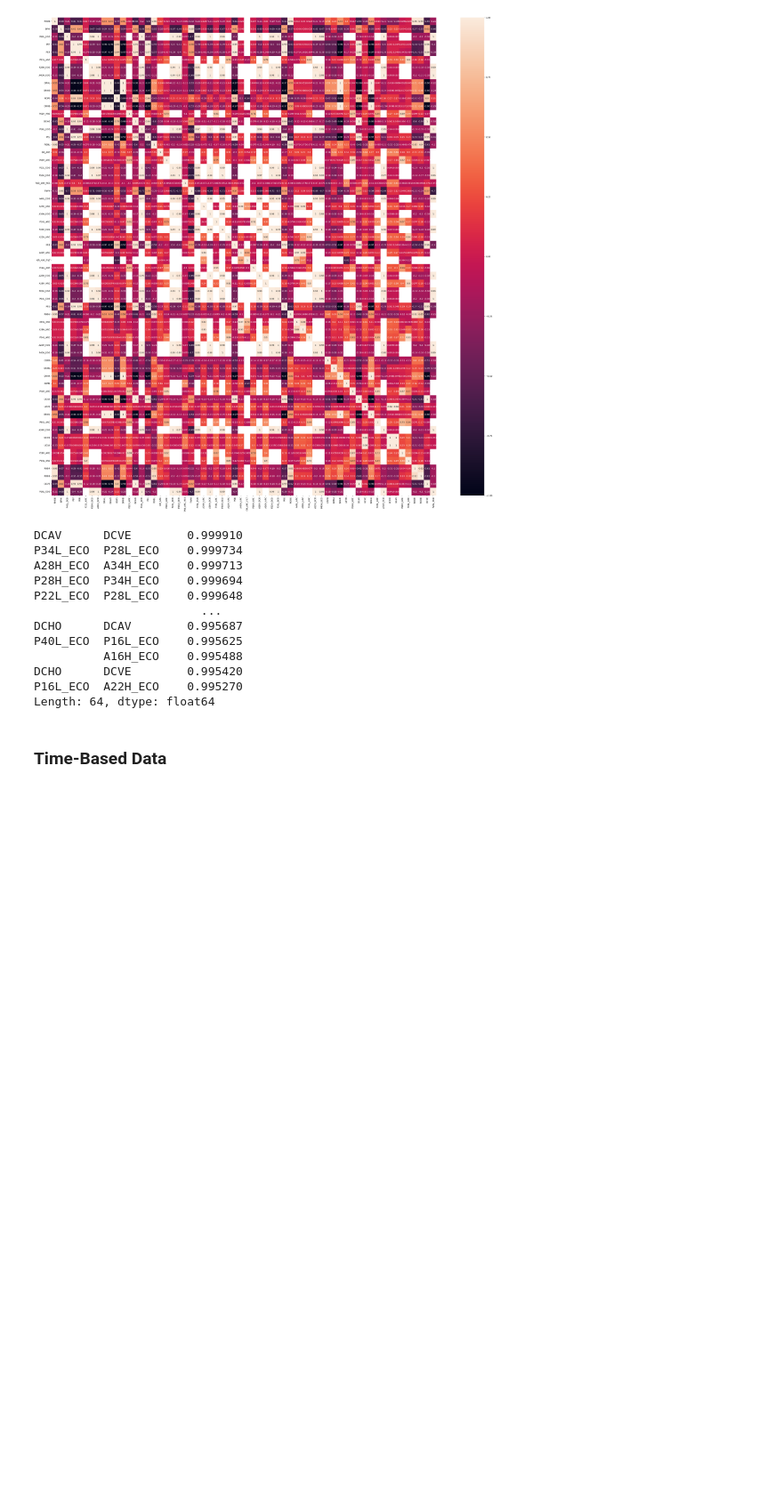
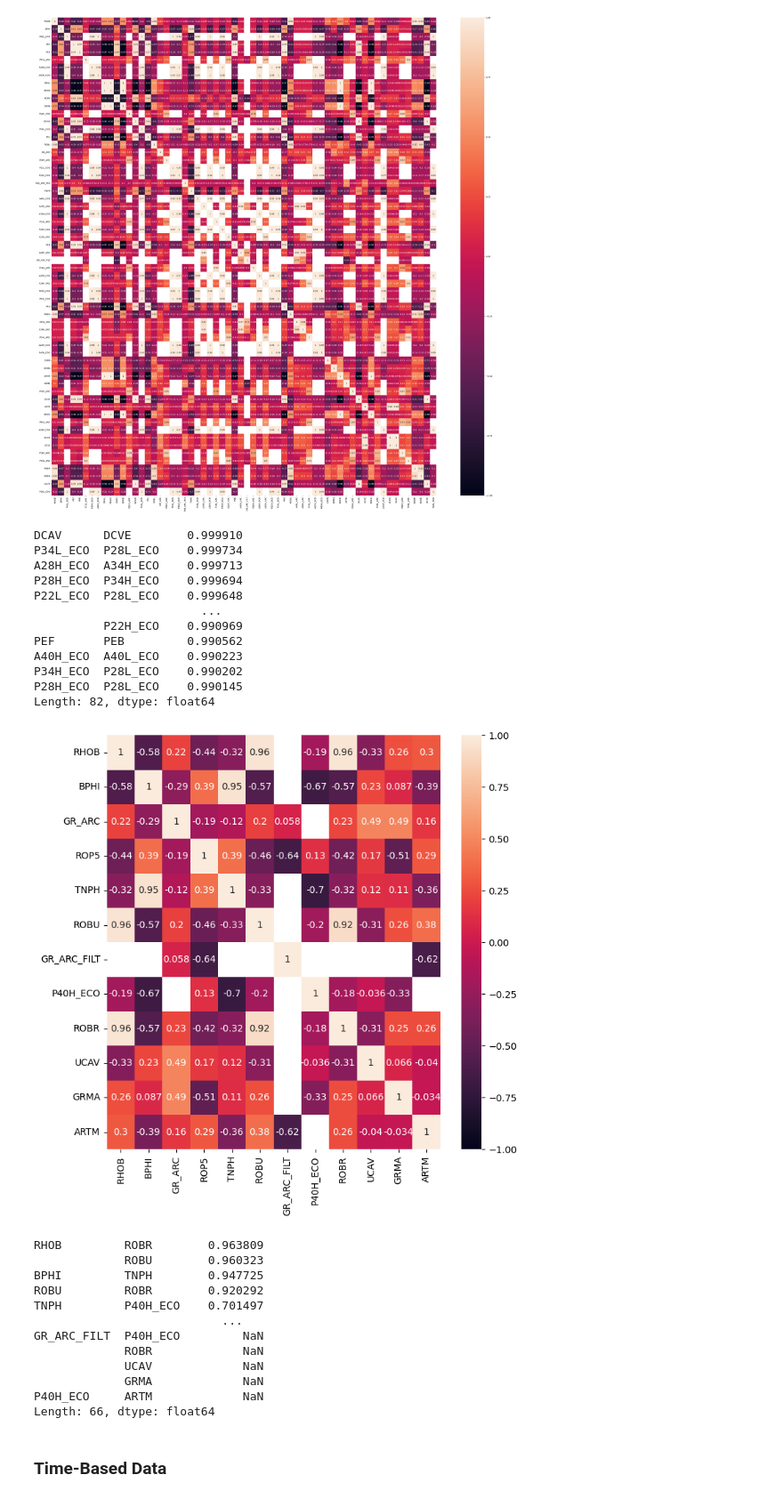
Before and after one commit to alex-wang101/Anomoly_detection_WatAI, a Jupyter notebook: detection.ipynb, the cells around one changed output. Shown at 89% size. Saved outputs shown, nothing was run; the diff lists cells and outputs as text; code cells hidden in the pictures; blank space fills up the shorter version.

Commit message:
add graphs

```diff
--- a/detection.ipynb
+++ b/detection.ipynb
@@ -49,7 +49,7 @@ def get_top_abs_correlations(df):
     return au_corr
 
 corrs = get_top_abs_correlations(depth_data)
-filter = lambda x: x >= 0.995
+filter = lambda x: x > 0.99
 corrs[filter(corrs)]
 # %% [output]
 DCAV      DCVE        0.999910
@@ -58,12 +58,34 @@ A28H_ECO  A34H_ECO    0.999713
 P28H_ECO  P34H_ECO    0.999694
 P22L_ECO  P28L_ECO    0.999648
                         ...
-DCHO      DCAV        0.995687
-P40L_ECO  P16L_ECO    0.995625
-          A16H_ECO    0.995488
-DCHO      DCVE        0.995420
-P16L_ECO  A22H_ECO    0.995270
-Length: 64, dtype: float64
+          P22H_ECO    0.990969
+PEF       PEB         0.990562
+A40H_ECO  A40L_ECO    0.990223
+P34H_ECO  P28L_ECO    0.990202
+P28H_ECO  P28L_ECO    0.990145
+Length: 82, dtype: float64
+# %%
+SELECTED_PARAMS = ["RHOB", "BPHI", "GR_ARC", "ROP5", "TNPH", "ROBU", "GR_ARC_FILT", "P40H_ECO", "ROBR", "UCAV", "GRMA", "ARTM"]
+selected_data = depth_data[SELECTED_PARAMS]
+corrs = get_top_abs_correlations(selected_data)
+plt.figure(figsize=(8,8))
+seaborn.heatmap(selected_data.corr(), annot=True, vmin=-1, vmax=1)
+plt.show()
+corrs
+# %% [output]
+[figure, added]
+RHOB         ROBR        0.963809
+             ROBU        0.960323
+BPHI         TNPH        0.947725
+ROBU         ROBR        0.920292
+TNPH         P40H_ECO    0.701497
+                           ...
+GR_ARC_FILT  P40H_ECO         NaN
+             ROBR             NaN
+             UCAV             NaN
+             GRMA             NaN
+P40H_ECO     ARTM             NaN
+Length: 66, dtype: float64
 # %% [markdown]
 ### Time-Based Data
 # %%
```
Also changed, not shown: parts of 2 cells of this notebook.
